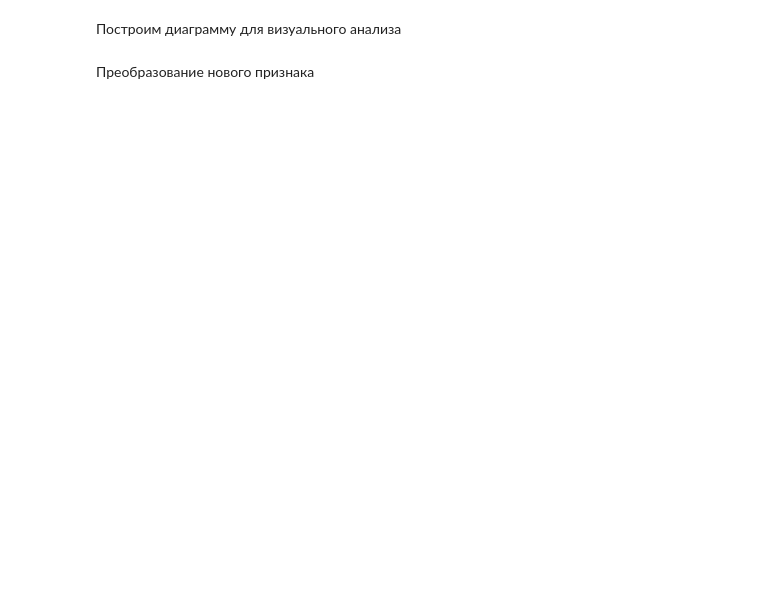
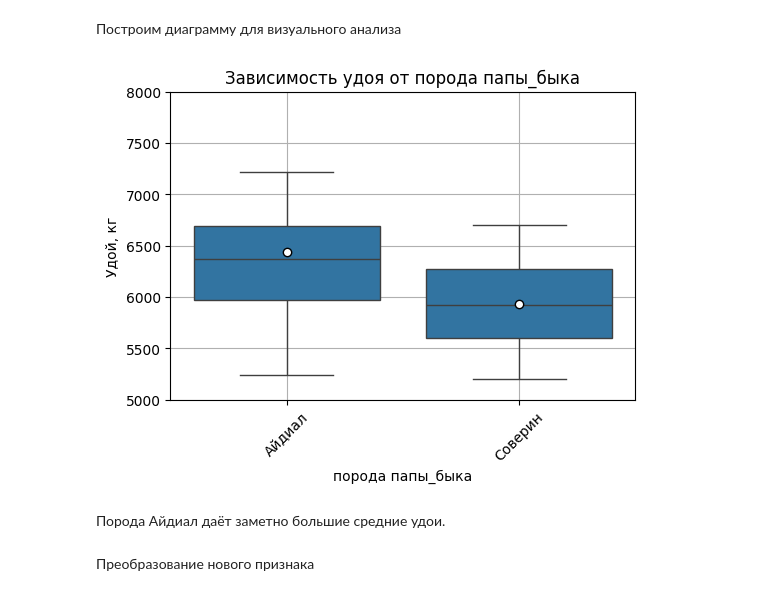
Before and after one commit to eugenii/data_sciencse, a Jupyter notebook: 10_Linnear_Models/main.ipynb, the cells around one changed output. Saved outputs shown, nothing was run; the diff lists cells and outputs as text; code cells hidden in the pictures; blank space fills up the shorter version.

```diff
--- a/10_Linnear_Models/main.ipynb
+++ b/10_Linnear_Models/main.ipynb
@@ -356,9 +511,9 @@ plt.show()
 # %%
 # Объединяем по столбцу 'id'
-df_merged = pd.merge(
+df1 = pd.merge(
     df1,
     df2,
     on='id',
     how='left'
 )
-df_merged.head()
+df1.info()
@@ -376,20 +538,24 @@ categorical_cols_3 = [
 # %% [markdown]
 Построим диаграмму для визуального анализа
 # %%
-plt.figure(figsize=(12, 6))
+plt.figure(figsize=(6, 4))
 sns.boxplot(
-    data=df_merged,
-    x='Имя Папы',
+    data=df1,
+    x='порода папы_быка',
     y='Удой, кг',
-    showmeans=True,  # Показываем средние значения
+    showmeans=True,  # средние значения
     meanprops={'marker':'o', 'markerfacecolor':'white', 'markeredgecolor':'black'}
 )
-plt.ylim(5000, 8000)  # Устанавливаем ограничения на оси y
-plt.xticks(rotation=45)  # Поворачиваем подписи для читаемости
-plt.title('Зависимость удоя от имени папы быка')
-plt.xlabel('Имя папы быка')
+plt.ylim(5000, 8000)  # ограничения на оси y
+plt.xticks(rotation=45)
+plt.title('Зависимость удоя от порода папы_быка')
+plt.xlabel('порода папы_быка')
 plt.ylabel('Удой, кг')
 plt.grid(True)
 plt.show()
+# %% [output]
+[figure, added]
+# %% [markdown]
+Порода Айдиал даёт заметно большие средние удои.
 # %% [markdown]
 Преобразование нового признака
```
Also changed, not shown: parts of 85 cells of this notebook.
